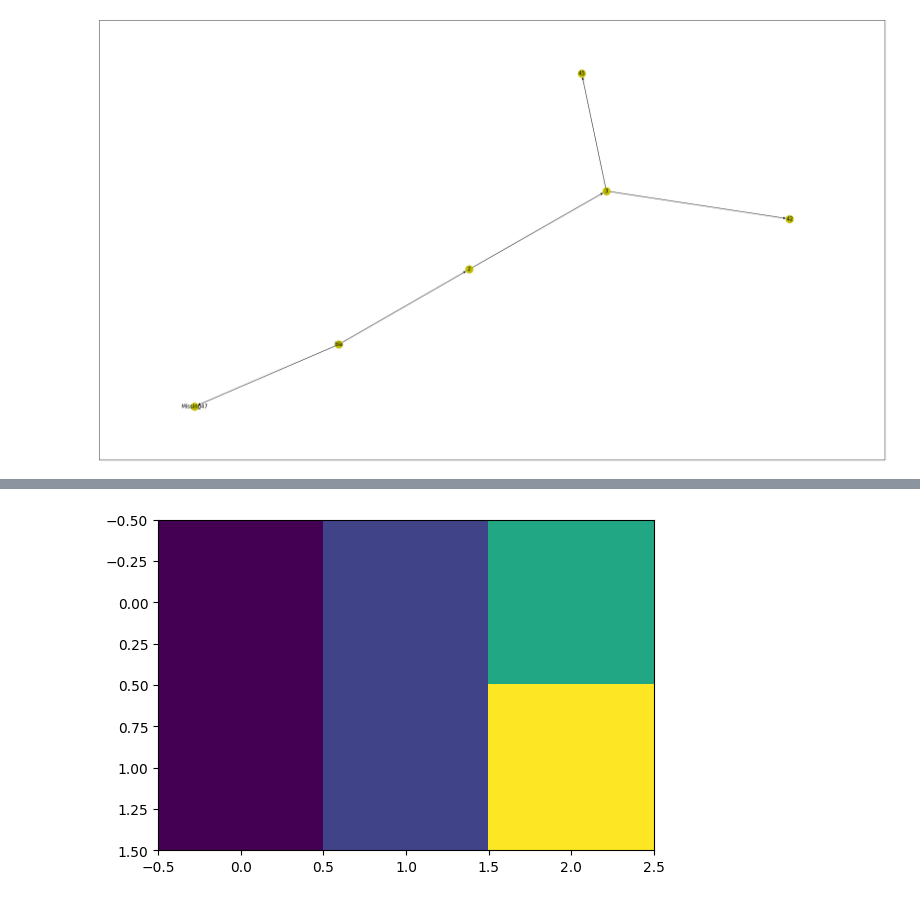
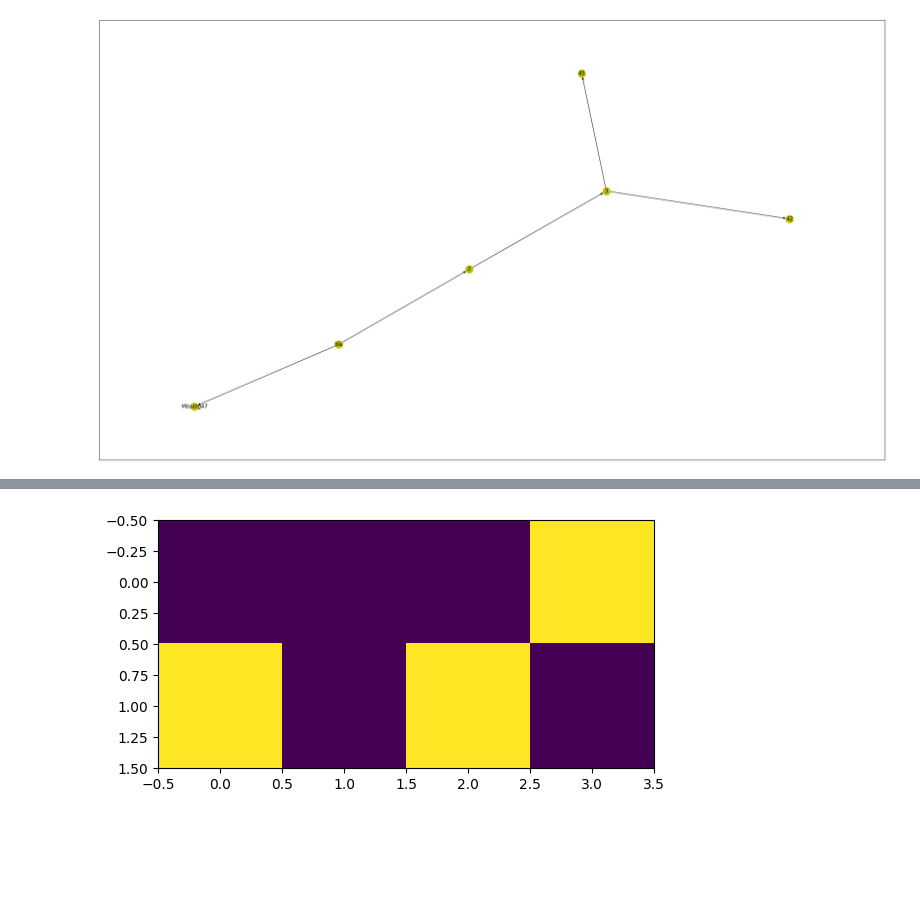
Before and after one commit to jvanelteren/aocutils, a Jupyter notebook: 08_visual.ipynb, the cells around one changed output, grey strips where cells are left out. Drawn from its saved outputs; the diff is of its cells as text; code cells hidden in the pictures; blank space fills up the shorter version.

```diff
--- a/08_visual.ipynb
+++ b/08_visual.ipynb
@@ -100,7 +106,7 @@ def plot(grid):
         grid = np.array(grid)
     plt.imshow(grid)
 # %%
-test = [[1,2,4],[1,2,6]]
+test = [[0,0,0,1],[1,0,1,0]]
 plot(test)
 # %% [output]
-[figure, old version]
+[figure, new version]
```
Also changed, not shown: parts of 3 cells of this notebook, 14 other files.
